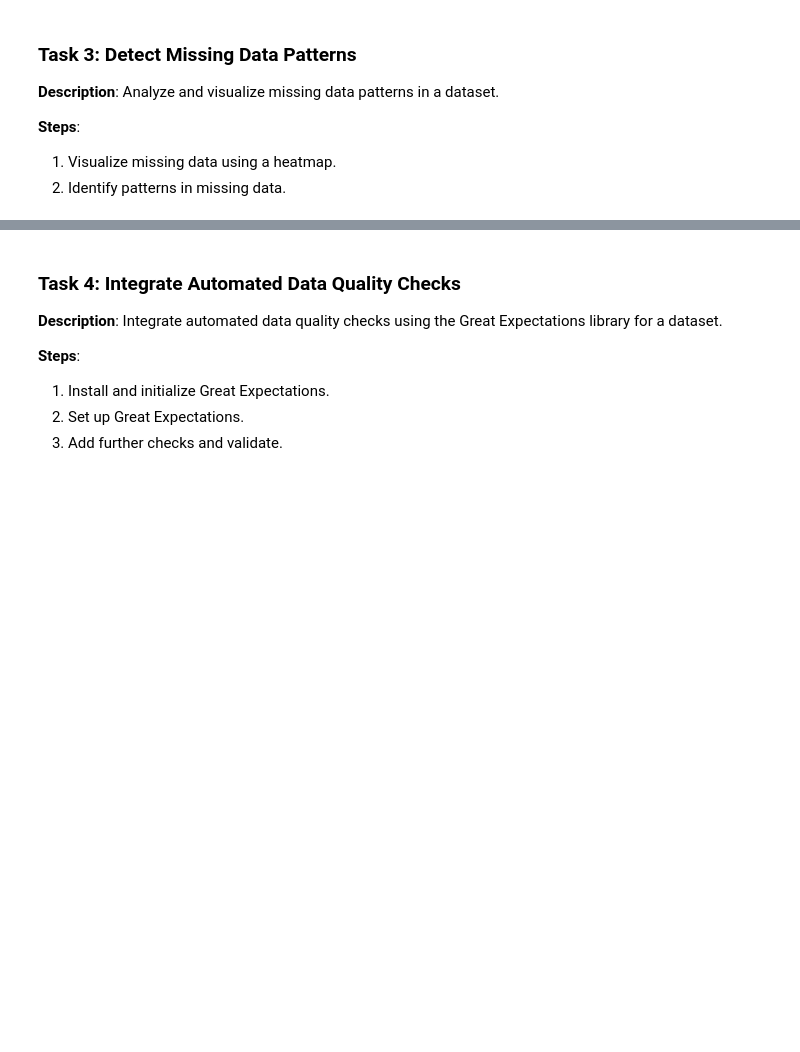
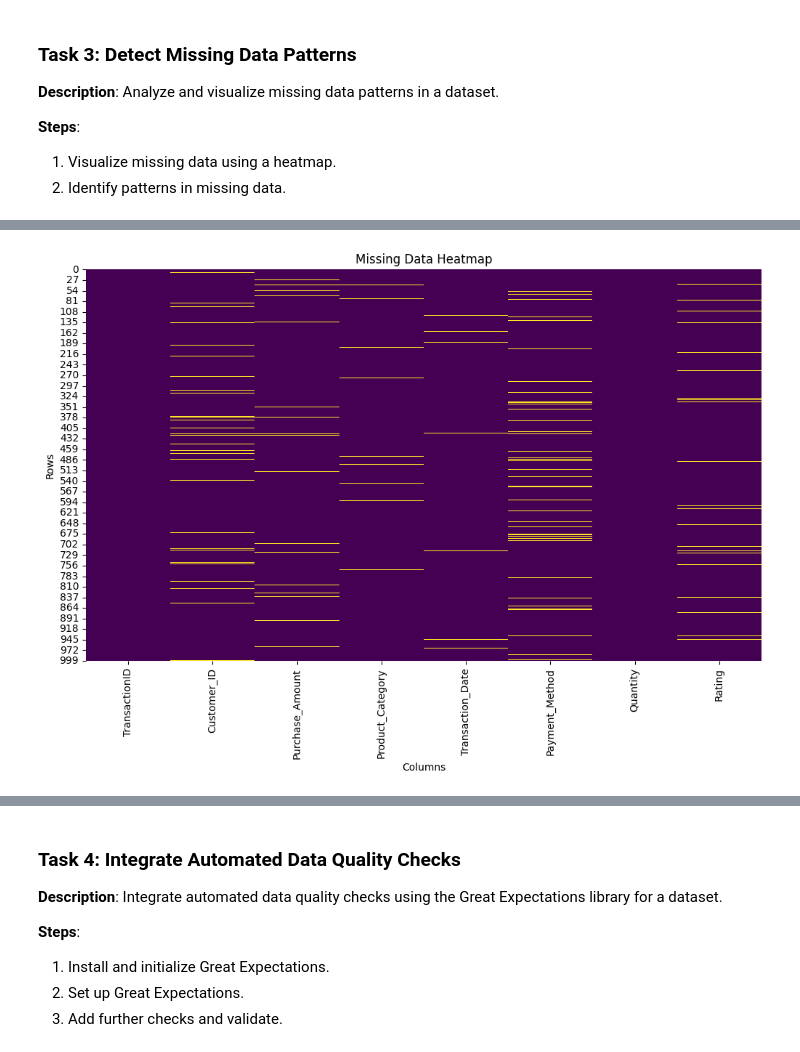
Before and after one commit to Savuu12345/AI_DATA_ANALYSIS_, a Jupyter notebook: src/Module 11/Introduction to Advanced Data Quality Strategies/Ques_1.ipynb, the cells around one changed output, grey strips where cells are left out. Saved outputs shown, nothing was run; the diff lists cells and outputs as text; code cells hidden in the pictures; blank space fills up the shorter version.

Commit message:
Update: Improved Ques_2 notebook in Advanced Data Quality Strategies module

```diff
--- a/src/Module 11/Introduction to Advanced Data Quality Strategies/Ques_1.ipynb
+++ b/src/Module 11/Introduction to Advanced Data Quality Strategies/Ques_1.ipynb
@@ -30,0 +397,79 @@
+# %%
+# write your code from here
+import pandas as pd
+import numpy as np
+import matplotlib.pyplot as plt
+import seaborn as sns
+
+# Set random seed for reproducibility
+np.random.seed(42)
+
+# --- 1. Load the dataset (Re-generating Synthetic Dataset with Missing Data) ---
+# Create a synthetic dataset to demonstrate data quality issues
+num_records = 1000
+
+data = {
+    'TransactionID': range(1, num_records + 1),
+    'Customer_ID': np.random.randint(1000, 5000, num_records),
+    'Purchase_Amount': np.random.normal(150, 50, num_records).round(2),
+    'Product_Category': np.random.choice(['Electronics', 'Books', 'Clothing', 'Home Goods', 'Food'], num_records),
+    'Transaction_Date': pd.to_datetime('2024-01-01') + pd.to_timedelta(np.random.randint(0, 365, num_records), unit='D'),
+    'Payment_Method': np.random.choice(['Credit Card', 'Debit Card', 'PayPal', 'Bank Transfer'], num_records),
+    'Quantity': np.random.randint(1, 10, num_records),
+    'Rating': np.random.randint(1, 6, num_records),
+}
+
+df = pd.DataFrame(data)
+
+# Introduce some data quality issues (missing values) for this task:
+# 1. Random Null values (MCAR/MAR type)
+df.loc[np.random.choice(df.index, 50, replace=False), 'Customer_ID'] = np.nan       # ~5% missing
+df.loc[np.random.choice(df.index, 30, replace=False), 'Purchase_Amount'] = np.nan # ~3% missing
+df.loc[np.random.choice(df.index, 20, replace=False), 'Product_Category'] = np.nan # ~2% missing
+df.loc[np.random.choice(df.index, 10, replace=False), 'Transaction_Date'] = pd.NaT  # ~1% missing
+
+# 2. Introduce a pattern: Payment_Method is often missing if Quantity is very high (just an example pattern)
+high_quantity_indices = df[df['Quantity'] >= 8].sample(frac=0.3, random_state=42).index
+df.loc[high_quantity_indices, 'Payment_Method'] = np.nan # Missingness correlated with Quantity
+
+# 3. Introduce another pattern: Rating might be missing for 'Food' category products
+food_product_indices = df[df['Product_Category'] == 'Food'].sample(frac=0.2, random_state=42).index
+df.loc[food_product_indices, 'Rating'] = np.nan
+
+print("--- Initial Dataset Sample (with introduced missing data) ---")
+print(df.head(10))
+print(f"\nInitial DataFrame Shape: {df.shape}")
+print("-" * 50)
+
+# --- 1. Visualize missing data using a heatmap ---
+
+plt.figure(figsize=(12, 7))
+# Create a boolean DataFrame (True for missing, False for non-missing)
+sns.heatmap(df.isnull(), cbar=False, cmap='viridis') # 'viridis' shows missing data in bright colors
+plt.title('Missing Data Heatmap')
+plt.xlabel('Columns')
+plt.ylabel('Rows')
+plt.show()
+
+# --- 2. Identify patterns in missing data ---
+
+print("\n--- Identifying Patterns in Missing Data from the Heatmap ---")
+print("\nInterpretation of the Heatmap:")
+print(" - Each row represents a record in the dataset.")
+print(" - Each column represents a feature/variable.")
+print(" - A bar (or distinct color, depending on cmap) indicates a missing value (NaN/NaT).")
+print(" - The absence of a bar indicates a non-missing value.")
+
+print("\nPotential Patterns to Look For:")
+print("1.  **Randomness (Scattered Gaps):** If missing values appear as scattered, isolated bars across many rows and columns, this might suggest data is Missing Completely At Random (MCAR) or Missing At Random (MAR). In our synthetic data, 'Customer_ID', 'Purchase_Amount', and 'Product_Category' show some random missingness.")
+print("2.  **Vertical Lines (Column-wise Missingness):** A dense vertical line means that a significant portion or all values in a specific column are missing. This points to systematic issues with data collection for that feature. Our 'Transaction_Date' has a few random missing values, so it's not a dense line, but still noticeable.")
+print("3.  **Horizontal Lines (Row-wise Missingness):** A dense horizontal line means an entire record (row) has many or all values missing. This could indicate incomplete record entries. Our synthetic data doesn't have full missing rows, but if it did, they would appear as solid horizontal lines.")
+print("4.  **Blocks/Rectangles (Correlated Missingness):** If missing values appear in blocks or rectangles, it suggests that missingness in one column is related to missingness in another. This often happens if certain data points are only collected under specific conditions.")
+print("    * In our synthetic data, you might observe a slight vertical cluster of missing values in 'Payment_Method' corresponding to rows where 'Quantity' was high.")
+print("    * Similarly, you might see more missing values in 'Rating' for rows where 'Product_Category' was 'Food'. This is a specific example of **Missing At Random (MAR)**, where missingness in one variable is predictable from other *observed* variables.")
+print("5.  **Diagonal Patterns:** Less common, but could indicate missingness tied to sequential or temporal aspects (e.g., specific date ranges).")
+
+print("\nBy visually inspecting the heatmap, you can quickly identify which columns have missing data, the density of missingness, and potentially infer relationships between missingness in different columns.")
+
+print("\n--- Missing Data Pattern Detection Complete ---")
+# %% [output]
@@ -30,0 +493 @@
+[figure, added]
```
Also changed, not shown: parts of 8 cells of this notebook, 1 other file.
